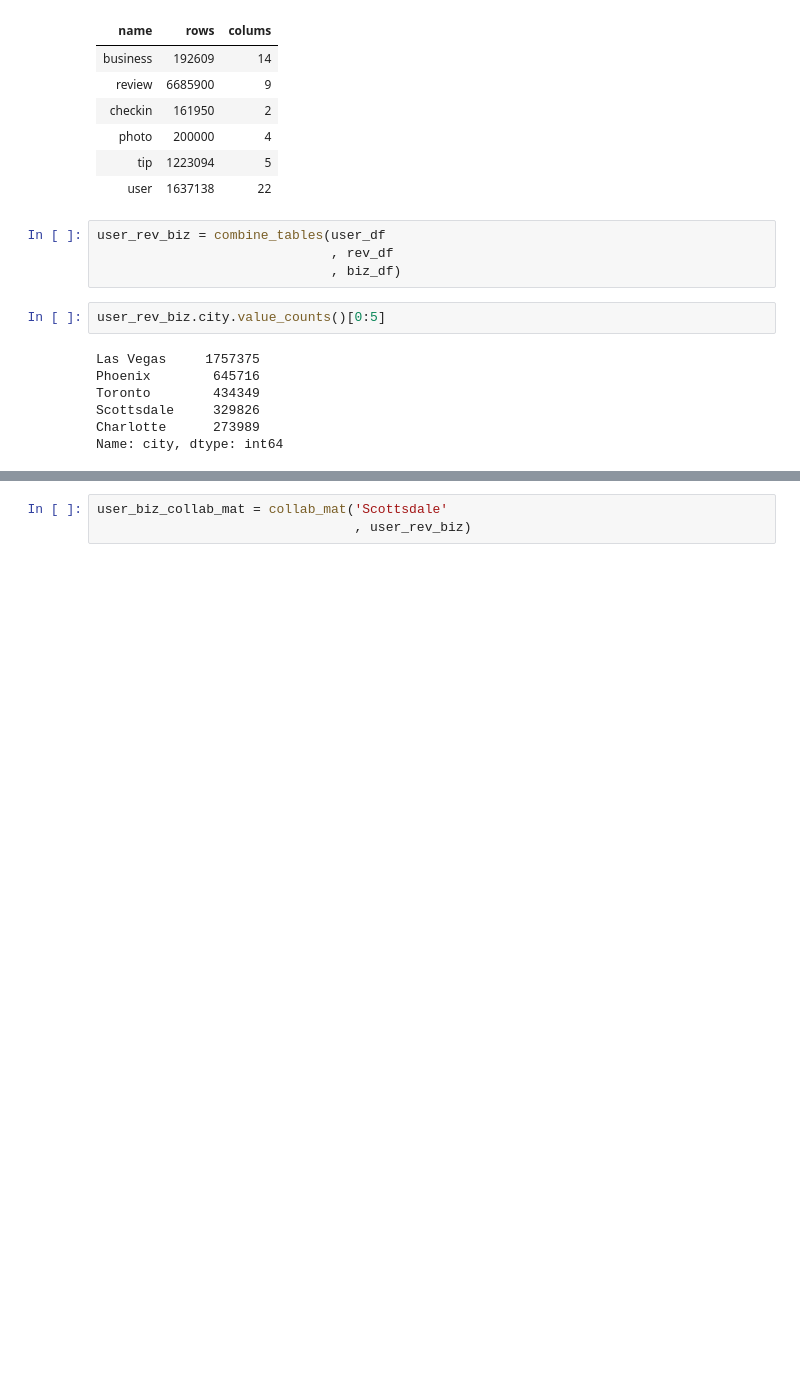
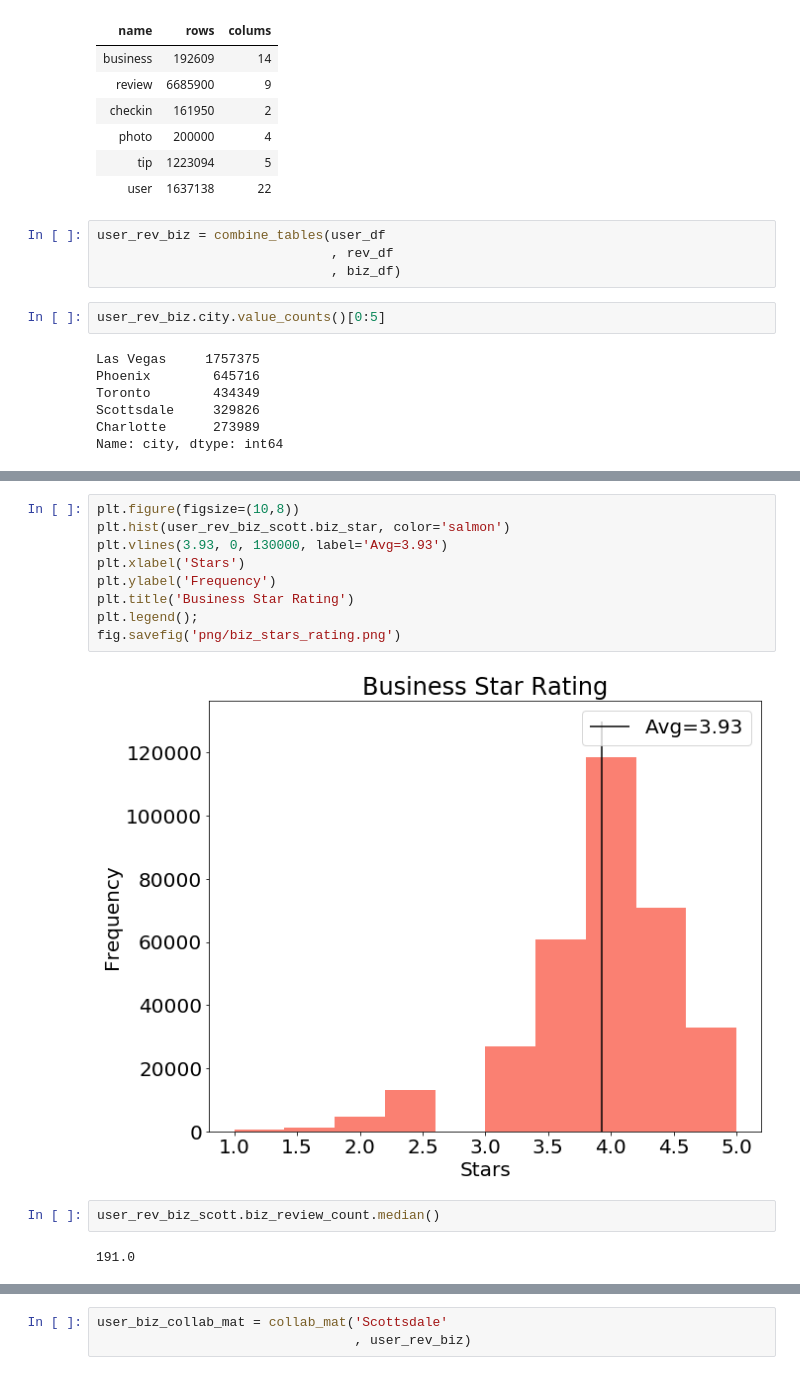
Before and after one commit to yuchild/yelp_cap3_jupyter, a Jupyter notebook: yelp_users_help_from_yelp.ipynb, the cells around one changed output, grey strips where cells are left out. Saved outputs shown, nothing was run; the diff lists cells and outputs as text; blank space fills up the shorter version.

```diff
--- a/yelp_users_help_from_yelp.ipynb
+++ b/yelp_users_help_from_yelp.ipynb
@@ -78,0 +118,15 @@ Name: city, dtype: int64
+# %%
+plt.figure(figsize=(10,8))
+plt.hist(user_rev_biz_scott.biz_star, color='salmon')
+plt.vlines(3.93, 0, 130000, label='Avg=3.93')
+plt.xlabel('Stars')
+plt.ylabel('Frequency')
+plt.title('Business Star Rating')
+plt.legend();
+fig.savefig('png/biz_stars_rating.png')
+# %% [output]
+[figure, added]
+# %%
+user_rev_biz_scott.biz_review_count.median()
+# %% [output]
+191.0
```
Also changed, not shown: parts of 55 cells of this notebook, 15 other files.
